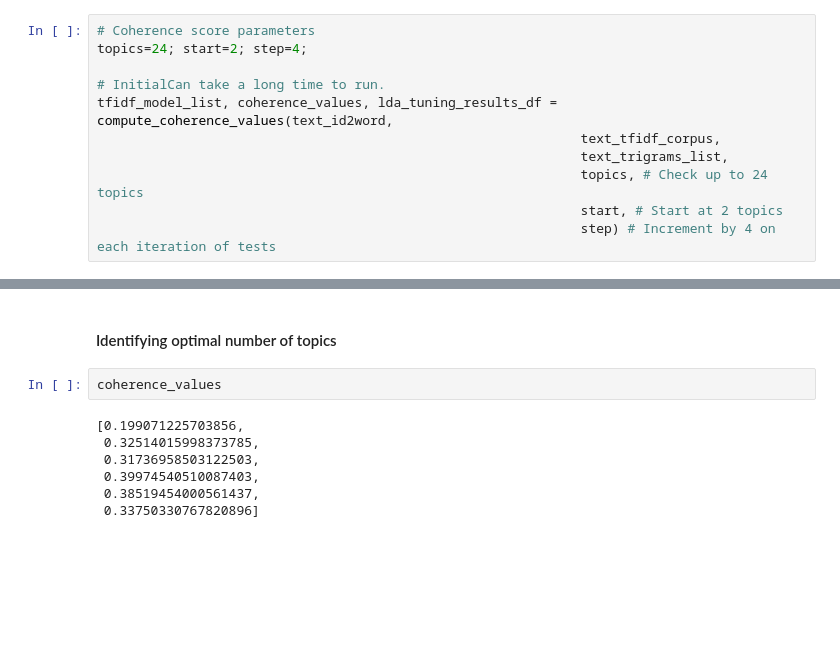
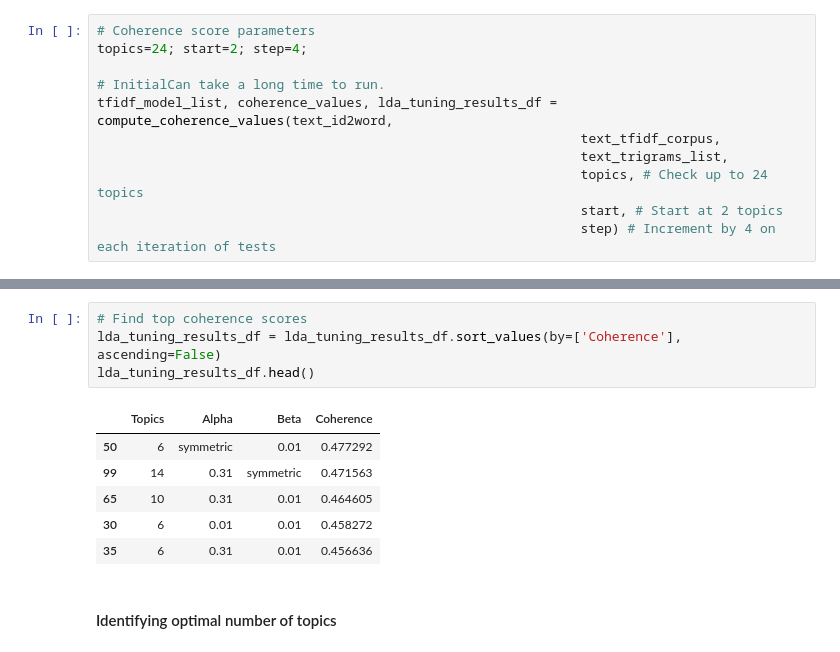
Before and after one commit to Suykim21/nlp_restaurant_search_engine, a Jupyter notebook: eda.ipynb, the cells around one changed output, grey strips where cells are left out. Saved outputs shown, nothing was run; the diff lists cells and outputs as text; blank space fills up the shorter version.

```diff
--- a/eda.ipynb
+++ b/eda.ipynb
@@ -560,11 +592,13 @@ tfidf_model_list, coherence_values, lda_tuning_results_df = compute_coherence_va
+# %%
+# Find top coherence scores
+lda_tuning_results_df = lda_tuning_results_df.sort_values(by=['Coherence'], ascending=False)
+lda_tuning_results_df.head()
+# %% [output]
+|  | Topics | Alpha | Beta | Coherence |
+| 50 | 6 | symmetric | 0.01 | 0.477292 |
+| 99 | 14 | 0.31 | symmetric | 0.471563 |
+| 65 | 10 | 0.31 | 0.01 | 0.464605 |
+| 30 | 6 | 0.01 | 0.01 | 0.458272 |
+| 35 | 6 | 0.31 | 0.01 | 0.456636 |
 # %% [markdown]
 #### Identifying optimal number of topics
-# %%
-coherence_values
-# %% [output]
-[0.199071225703856,
- 0.32514015998373785,
- 0.31736958503122503,
- 0.39974540510087403,
- 0.38519454000561437,
- 0.33750330767820896]
```
Also changed, not shown: parts of 13 cells of this notebook, 2 other files.
